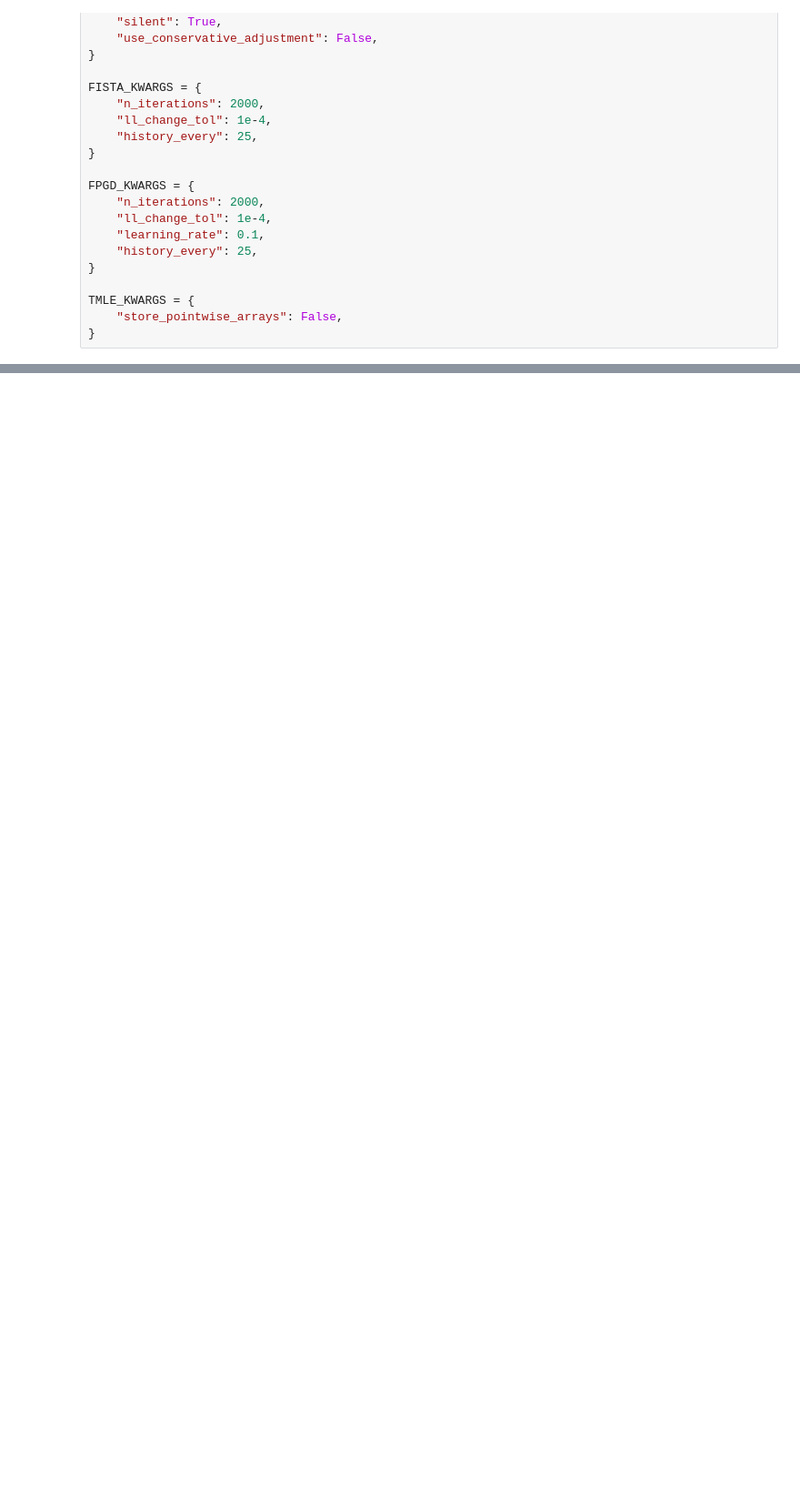
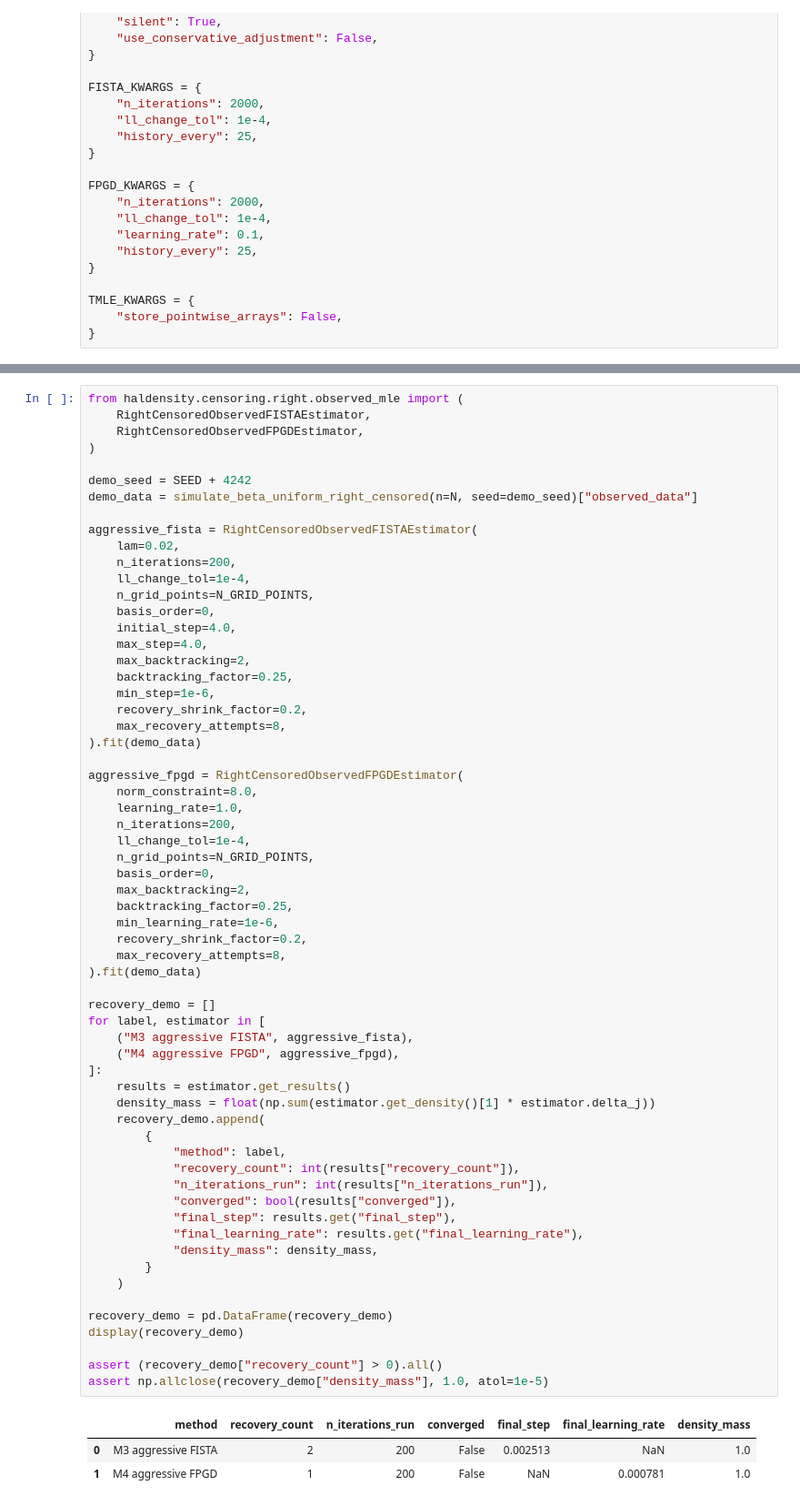
Before and after one commit to zhengpu-berkeley/HALDensity, a Jupyter notebook: examples/HAL-TMLE-RC/hal-tmle-rc-init-comp.ipynb, the cells around one changed output, grey strips where cells are left out. Shown at 91% size. Saved outputs shown, nothing was run; the diff lists cells and outputs as text; blank space fills up the shorter version.

```diff
--- a/examples/HAL-TMLE-RC/hal-tmle-rc-init-comp.ipynb
+++ b/examples/HAL-TMLE-RC/hal-tmle-rc-init-comp.ipynb
@@ -466,0 +471,66 @@ Steps among converged M3/M4 fits:
+# %%
+from haldensity.censoring.right.observed_mle import (
+    RightCensoredObservedFISTAEstimator,
+    RightCensoredObservedFPGDEstimator,
+)
+
+demo_seed = SEED + 4242
+demo_data = simulate_beta_uniform_right_censored(n=N, seed=demo_seed)["observed_data"]
+
+aggressive_fista = RightCensoredObservedFISTAEstimator(
+    lam=0.02,
+    n_iterations=200,
+    ll_change_tol=1e-4,
+    n_grid_points=N_GRID_POINTS,
+    basis_order=0,
+    initial_step=4.0,
+    max_step=4.0,
+    max_backtracking=2,
+    backtracking_factor=0.25,
+    min_step=1e-6,
+    recovery_shrink_factor=0.2,
+    max_recovery_attempts=8,
+).fit(demo_data)
+
+aggressive_fpgd = RightCensoredObservedFPGDEstimator(
+    norm_constraint=8.0,
+    learning_rate=1.0,
+    n_iterations=200,
+    ll_change_tol=1e-4,
+    n_grid_points=N_GRID_POINTS,
+    basis_order=0,
+    max_backtracking=2,
+    backtracking_factor=0.25,
+    min_learning_rate=1e-6,
+    recovery_shrink_factor=0.2,
+    max_recovery_attempts=8,
+).fit(demo_data)
+
+recovery_demo = []
+for label, estimator in [
+    ("M3 aggressive FISTA", aggressive_fista),
+    ("M4 aggressive FPGD", aggressive_fpgd),
+]:
+    results = estimator.get_results()
+    density_mass = float(np.sum(estimator.get_density()[1] * estimator.delta_j))
+    recovery_demo.append(
+        {
+            "method": label,
+            "recovery_count": int(results["recovery_count"]),
+            "n_iterations_run": int(results["n_iterations_run"]),
+            "converged": bool(results["converged"]),
+            "final_step": results.get("final_step"),
+            "final_learning_rate": results.get("final_learning_rate"),
+            "density_mass": density_mass,
+        }
+    )
+
+recovery_demo = pd.DataFrame(recovery_demo)
+display(recovery_demo)
+
+assert (recovery_demo["recovery_count"] > 0).all()
+assert np.allclose(recovery_demo["density_mass"], 1.0, atol=1e-5)
+# %% [output]
+|  | method | recovery_count | n_iterations_run | converged | final_step | final_learning_rate | density_mass |
+| 0 | M3 aggressive FISTA | 2 | 200 | False | 0.002513 | NaN | 1.0 |
+| 1 | M4 aggressive FPGD | 1 | 200 | False | NaN | 0.000781 | 1.0 |
```
Also changed, not shown: parts of 6 cells of this notebook, 2 other files.
